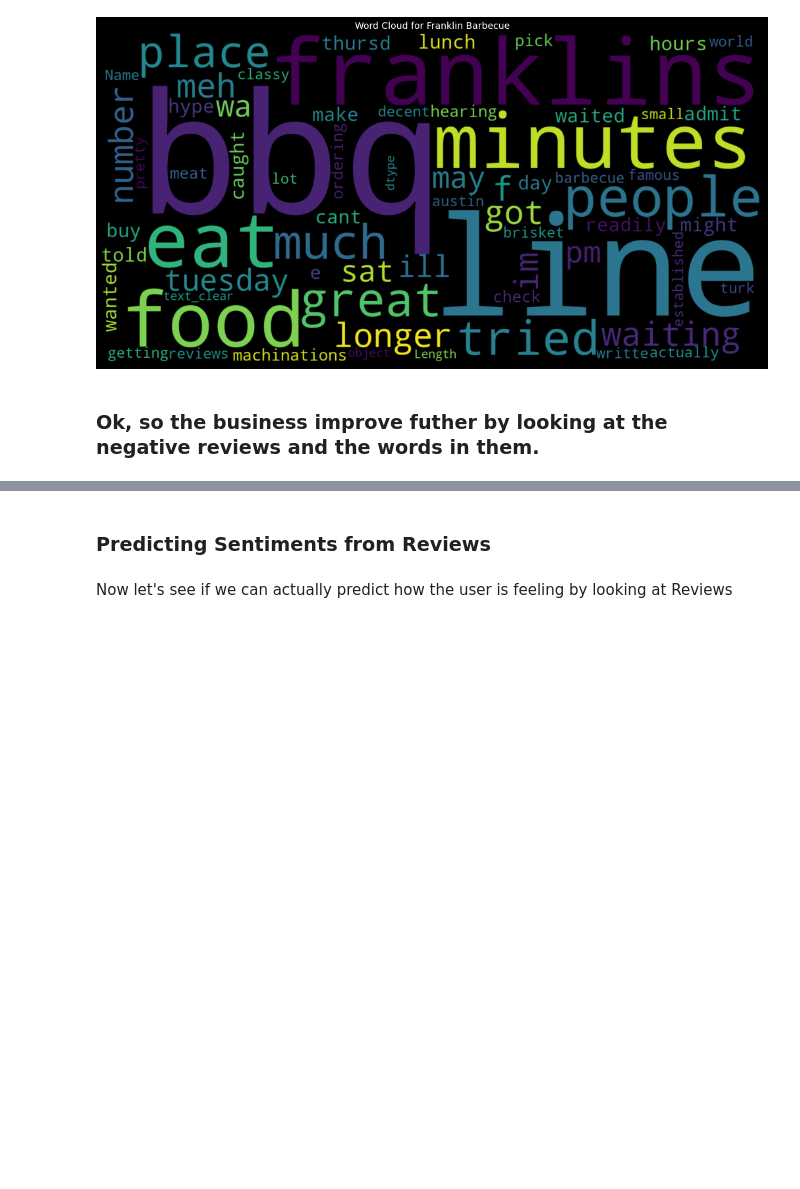
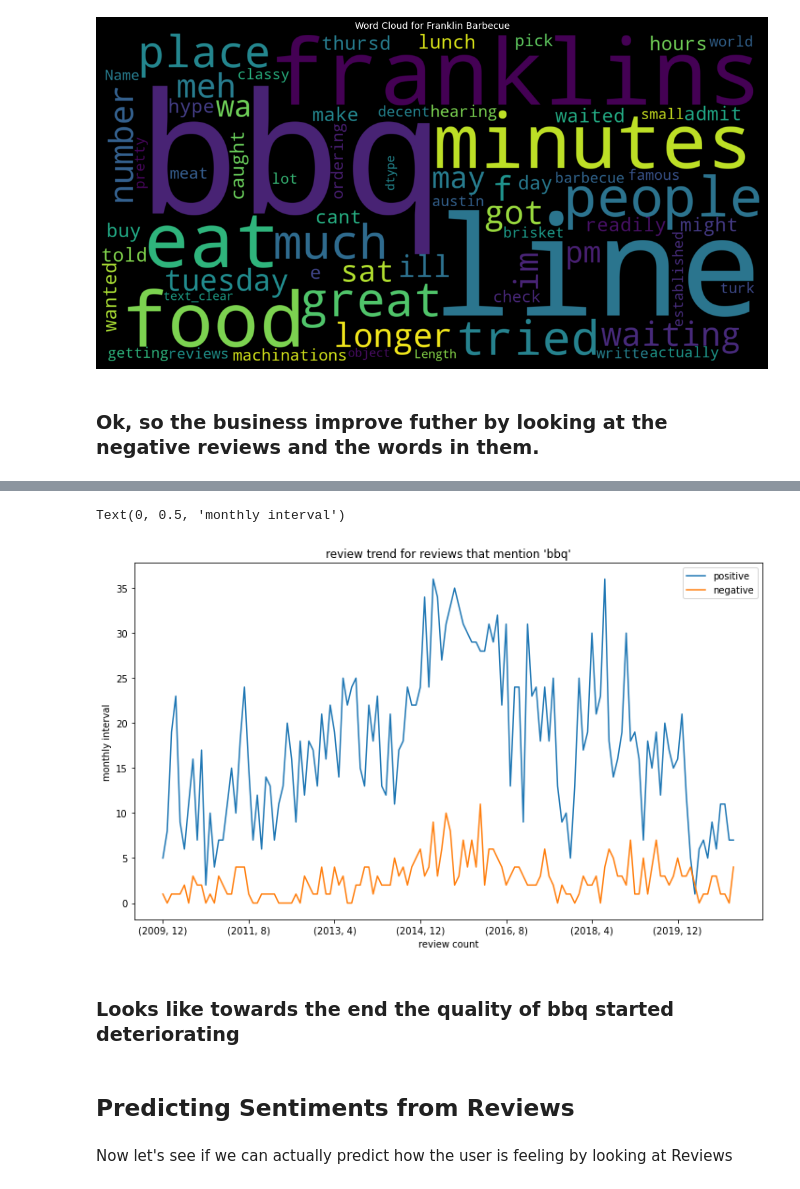
Before and after one commit to prabalchhatkuli/Review-Analysis, a Jupyter notebook: Scraping and Analysis/Analysis.ipynb, the cells around one changed output, grey strips where cells are left out. Drawn from its saved outputs; the diff is of its cells as text; code cells hidden in the pictures; blank space fills up the shorter version.

```diff
--- a/Scraping and Analysis/Analysis.ipynb
+++ b/Scraping and Analysis/Analysis.ipynb
@@ -424,0 +518,16 @@ create_negative_wordCloud( business_names[0], business_ids[0])
+# %%
+#function to return a set of keywords in a row for a ceratian category
+def listReviewsAccordingToKeywords(x, category):
+    list_of_words = x.split(" ")
+    category=category.split("|")
+    out_data = []
+    for word in list_of_words:
+        if word in category:
+            out_data.append(word)
+    return out_data
+
+#apply that function to our dataframe
+singleBusinessreviews['bar_words'] = singleBusinessreviews['text_clear'].apply(listReviewsAccordingToKeywords, category = bar)
+singleBusinessreviews['service_words'] = singleBusinessreviews['text_clear'].apply(listReviewsAccordingToKeywords, category = service)
+singleBusinessreviews['food_words'] = singleBusinessreviews['text_clear'].apply(listReviewsAccordingToKeywords, category = food)
+singleBusinessreviews['place_words'] = singleBusinessreviews['text_clear'].apply(listReviewsAccordingToKeywords, category = place)
@@ -424,0 +607,17 @@ create_negative_wordCloud( business_names[0], business_ids[0])
+# %%
+# draw a graph for count against time
+def getCountOfPositiveKeyword(x, keyword):
+    if (keyword in x['food_words']) and x['stars']>3:
+        return 1
+    else:
+        return 0
+
+def getCountOfNegativeKeyword(x, keyword):
+    if (keyword in x['food_words']) and x['stars']<=3:
+        return 1
+    else:
+        return 0
+
+#let's see how the reviews are based on each month for briskets
+singleBusinessreviews['brisket_count_positive'] = singleBusinessreviews.apply(getCountOfPositiveKeyword, keyword="bbq", axis =1)
+singleBusinessreviews['brisket_count_negative']  = singleBusinessreviews.apply(getCountOfNegativeKeyword, keyword="bbq", axis=1)
@@ -425,5 +635,17 @@ create_negative_wordCloud( business_names[0], business_ids[0])
+# %%
+difference = pd.DataFrame([])
+difference['positive'] = singleBusinessreviews.groupby([(singleBusinessreviews.date.dt.year),(singleBusinessreviews.date.dt.month)])['brisket_count_positive'].sum()
+difference['negative'] = singleBusinessreviews.groupby([(singleBusinessreviews.date.dt.year),(singleBusinessreviews.date.dt.month)])['brisket_count_negative'].sum()
+ax = difference.plot(title="review trend for reviews that mention 'bbq'", figsize=(12, 7))
+ax.set_xlabel("review count")
+ax.set_ylabel("monthly interval")
+# %% [output]
+Text(0, 0.5, 'monthly interval')
+[figure, added]
+# %% [markdown]
+### Looks like towards the end the quality of bbq started deteriorating
 # %% [markdown]
-### Predicting Sentiments from Reviews
+## Predicting Sentiments from Reviews
 # %% [markdown]
 Now let's see if we can actually predict how the user is feeling by looking at Reviews
 # %%
```
Also changed, not shown: parts of 27 cells of this notebook.
